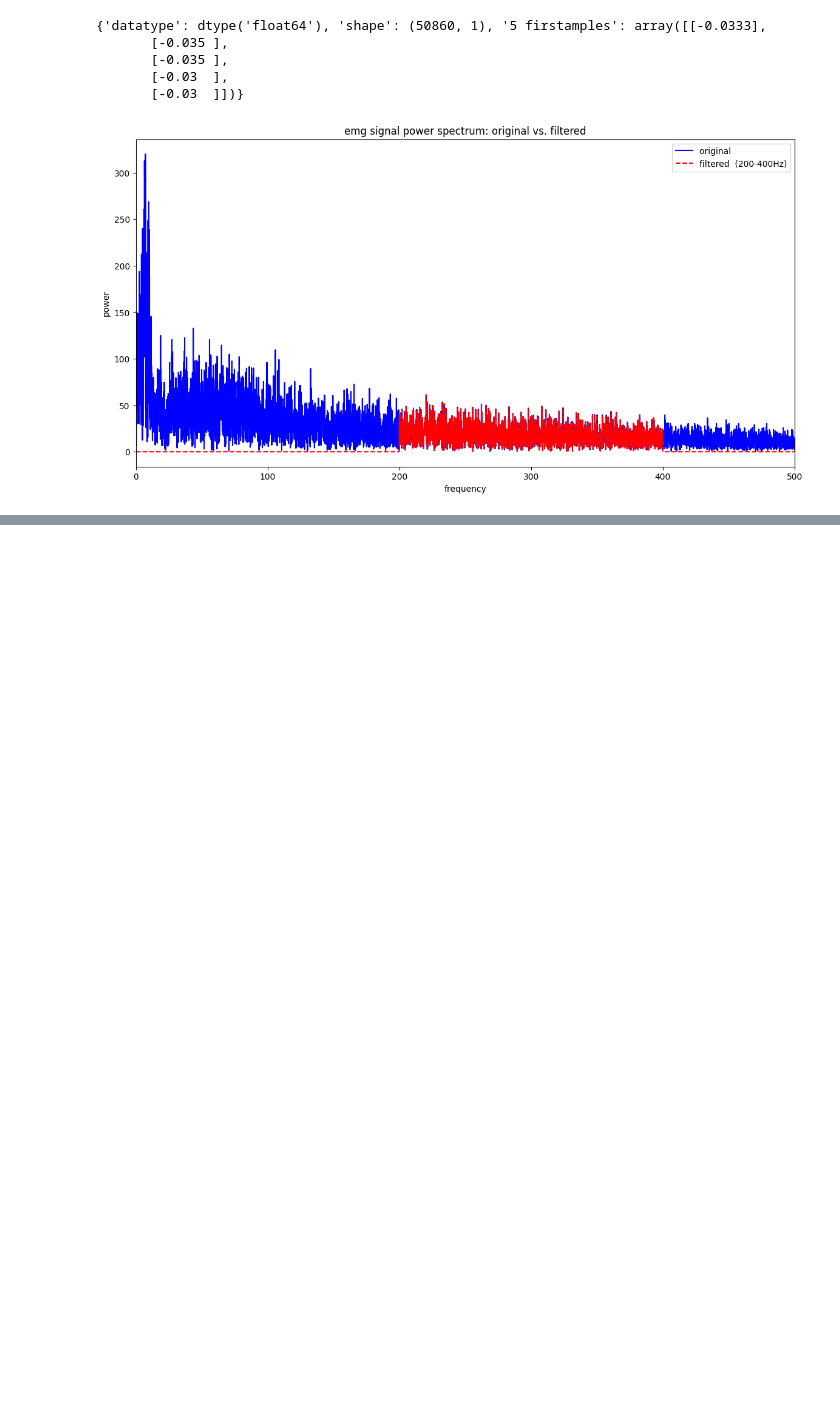
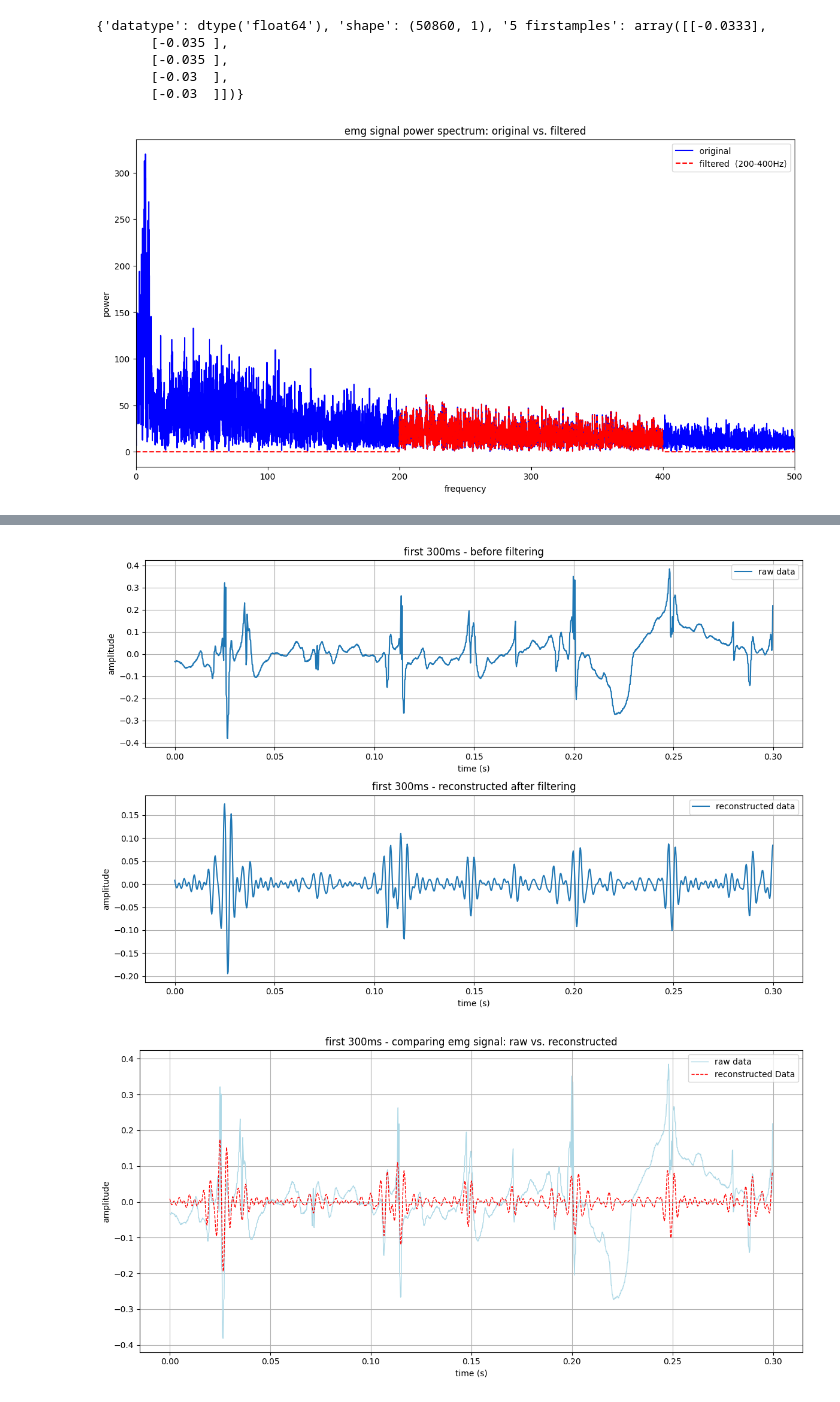
Before and after one commit to rfahrn/Time-Series-Exercises, a Jupyter notebook: exercise_3.ipynb, the cells around one changed output, grey strips where cells are left out. Cells and saved outputs as stored; diff of their text form; code cells hidden in the pictures; blank space fills up the shorter version.

```diff
--- a/exercise_3.ipynb
+++ b/exercise_3.ipynb
@@ -162,0 +186,46 @@ plt.show()
+# %%
+
+# 2e.) Describing the effects of filtering
+
+# for first 300ms of the raw data and reconstructed data
+time_points = np.arange(emg_reconstructed.size) / sampling_rate
+time_limit = 0.3  # 300ms
+limit_index = int(time_limit * sampling_rate)  # index corresponding to 300ms
+
+plt.figure(figsize=(12, 8))
+plt.subplot(2, 1, 1)
+plt.plot(time_points[:limit_index], emg_data[:limit_index], label='raw data')
+plt.title('first 300ms - before filtering')
+plt.xlabel('time (s)')
+plt.ylabel('amplitude')
+plt.legend()
+plt.grid(True)
+
+plt.subplot(2, 1, 2)
+plt.plot(time_points[:limit_index], emg_reconstructed[:limit_index], label='reconstructed data')
+plt.title('first 300ms - reconstructed after filtering')
+plt.xlabel('time (s)')
+plt.ylabel('amplitude')
+plt.legend()
+plt.grid(True)
+
+plt.tight_layout()
+plt.show()
+
+# ------------------------------------------------------------------------------------------------------------------------------------------
+# nicer looking plot - comparing raw and reconstructed data overlayed on the same plot
+plt.figure(figsize=(12, 6))
+plt.plot(time_points[:limit_index], emg_data[:limit_index], label='raw data', color='lightblue', linestyle='-', linewidth=1)
+plt.plot(time_points[:limit_index], emg_reconstructed[:limit_index], label='reconstructed Data', color='red', linestyle='--', linewidth=1)
+
+plt.title('first 300ms - comparing emg signal: raw vs. reconstructed')
+plt.xlabel('time (s)')
+plt.ylabel('amplitude')
+plt.legend()
+plt.grid(True)
+
+plt.tight_layout()
+plt.show()
+# %% [output]
+[figure, added]
+[figure, added]
```
Also changed, not shown: parts of 4 cells of this notebook.
